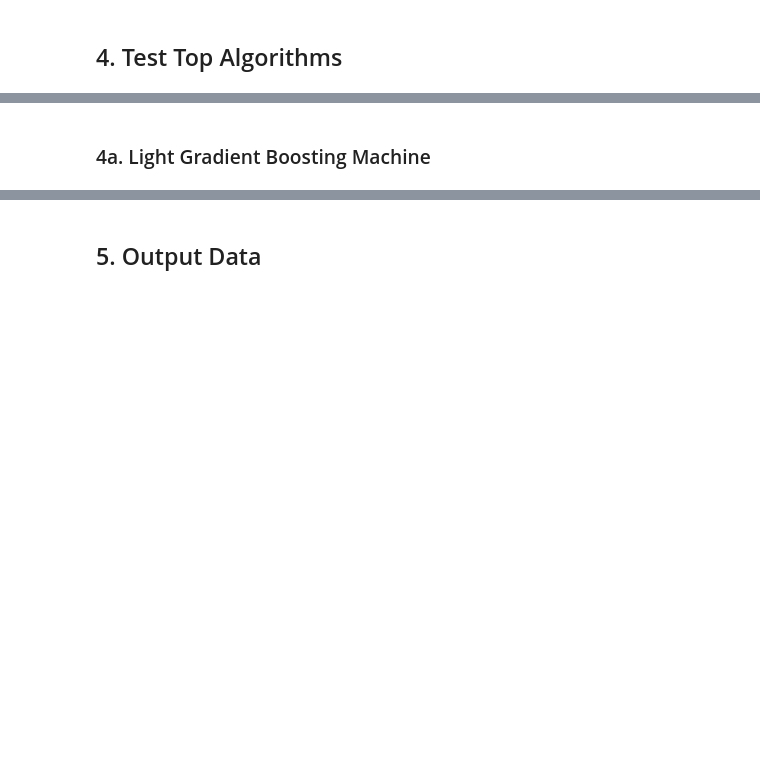
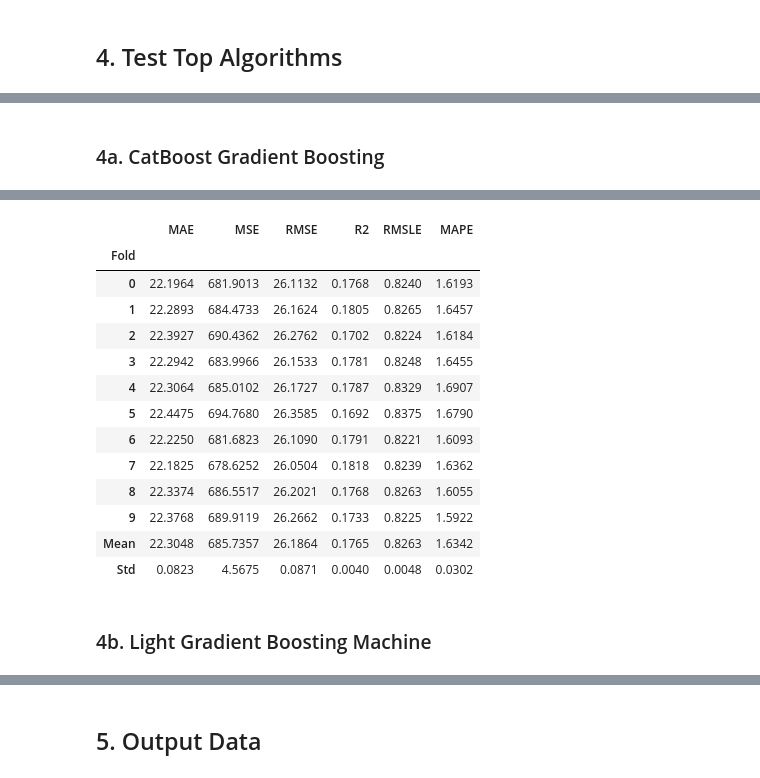
Before and after one commit to chase-weber/Billboard-Top-10-Prediction, a Jupyter notebook: 3. Preprocessing and Training.ipynb, the cells around one changed output, grey strips where cells are left out. Saved outputs shown, nothing was run; the diff lists cells and outputs as text; code cells hidden in the pictures; blank space fills up the shorter version.

```diff
--- a/3. Preprocessing and Training.ipynb
+++ b/3. Preprocessing and Training.ipynb
@@ -183,0 +238,5 @@ We will test the top performing algorithms to check metrics on 10-fold and analy
+# %% [markdown]
+### 4a. CatBoost Gradient Boosting
+# %%
+catboost = create_model("catboost")
+# %% [output]
@@ -184,5 +244,19 @@ We will test the top performing algorithms to check metrics on 10-fold and analy
+|  | MAE | MSE | RMSE | R2 | RMSLE | MAPE |
+| Fold |  |  |  |  |  |  |
+| 0 | 22.1964 | 681.9013 | 26.1132 | 0.1768 | 0.8240 | 1.6193 |
+| 1 | 22.2893 | 684.4733 | 26.1624 | 0.1805 | 0.8265 | 1.6457 |
+| 2 | 22.3927 | 690.4362 | 26.2762 | 0.1702 | 0.8224 | 1.6184 |
+| 3 | 22.2942 | 683.9966 | 26.1533 | 0.1781 | 0.8248 | 1.6455 |
+| 4 | 22.3064 | 685.0102 | 26.1727 | 0.1787 | 0.8329 | 1.6907 |
+| 5 | 22.4475 | 694.7680 | 26.3585 | 0.1692 | 0.8375 | 1.6790 |
+| 6 | 22.2250 | 681.6823 | 26.1090 | 0.1791 | 0.8221 | 1.6093 |
+| 7 | 22.1825 | 678.6252 | 26.0504 | 0.1818 | 0.8239 | 1.6362 |
+| 8 | 22.3374 | 686.5517 | 26.2021 | 0.1768 | 0.8263 | 1.6055 |
+| 9 | 22.3768 | 689.9119 | 26.2662 | 0.1733 | 0.8225 | 1.5922 |
+| Mean | 22.3048 | 685.7357 | 26.1864 | 0.1765 | 0.8263 | 1.6342 |
+| Std | 0.0823 | 4.5675 | 0.0871 | 0.0040 | 0.0048 | 0.0302 |
 # %% [markdown]
-### 4a. Light Gradient Boosting Machine
+### 4b. Light Gradient Boosting Machine
 # %%
 lightgbm = create_model("lightgbm")
 # %% [output]
```
Also changed, not shown: parts of 30 cells of this notebook.
